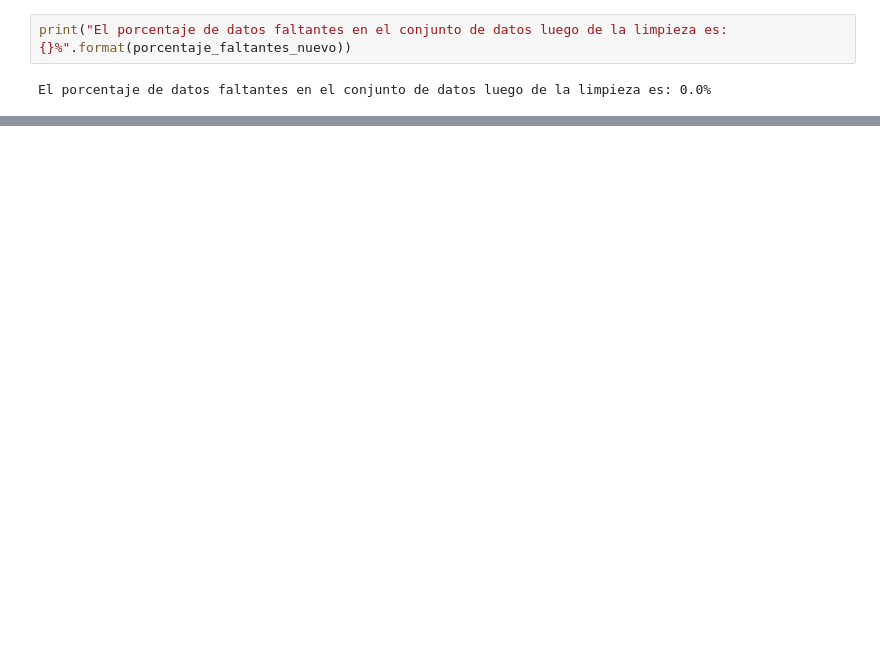
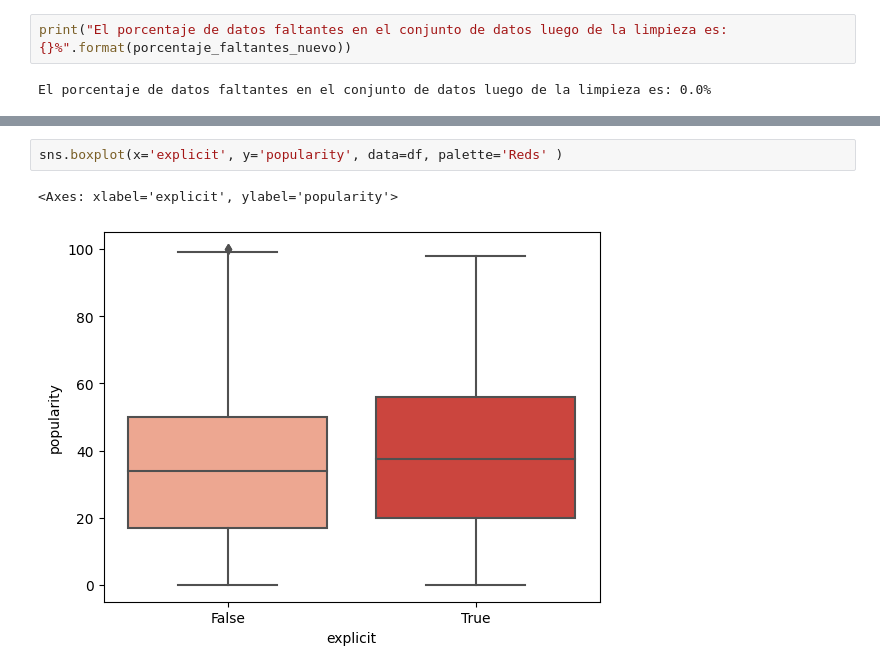
Before and after one commit to FacundoCardozo5/Nuevo-repo, a Jupyter notebook: notebooks/practica_dw.ipynb, the cells around one changed output, grey strips where cells are left out. Drawn from its saved outputs; the diff is of its cells as text; blank space fills up the shorter version.

```diff
--- a/notebooks/practica_dw.ipynb
+++ b/notebooks/practica_dw.ipynb
@@ -189,0 +221,5 @@ El porcentaje de datos faltantes en el conjunto de datos luego de la limpieza es
+# %%
+sns.boxplot(x='explicit', y='popularity', data=df, palette='Reds' )
+# %% [output]
+<Axes: xlabel='explicit', ylabel='popularity'>
+[figure, added]
```
Also changed, not shown: parts of 4 cells of this notebook.
